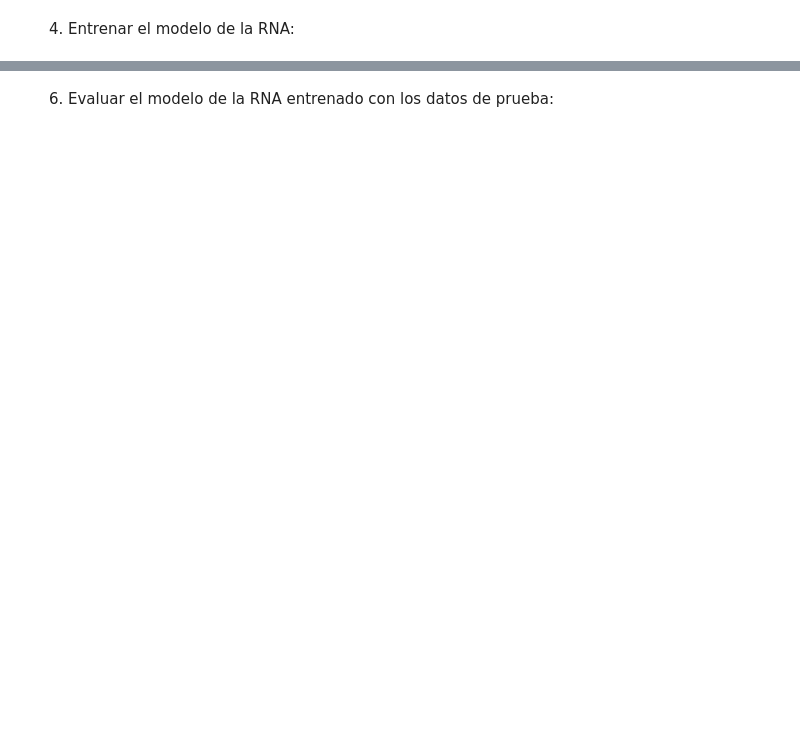
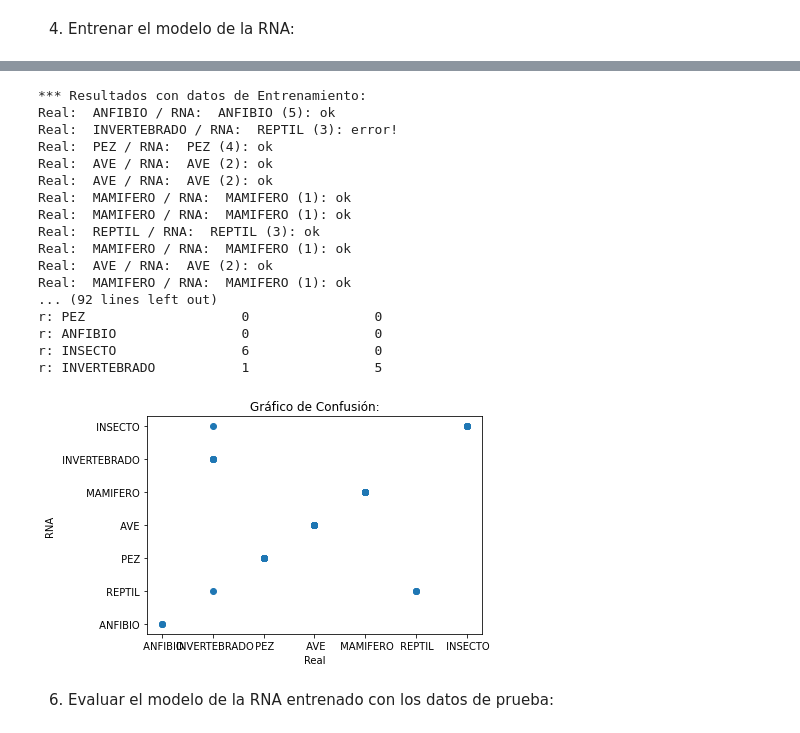
Before and after one commit to PGP-MachineLearning/demoANIMALES, a Jupyter notebook: datos RNA MLP ANIMALES (Keras).ipynb, the cells around one changed output, grey strips where cells are left out. Drawn from its saved outputs; the diff is of its cells as text; code cells hidden in the pictures; blank space fills up the shorter version.

```diff
--- a/datos RNA MLP ANIMALES (Keras).ipynb
+++ b/datos RNA MLP ANIMALES (Keras).ipynb
@@ -99,7 +193,8 @@ print(" - dictMapeo: ", CLASES)
 3) Establecer el modelo para la RNA
 # %%
 rna_cant_neuronas_capas_ocultas = '240, 60, 12' #@param {type:"string"}
-rna_cant_epocas_entrenamiento = 250 #@param {type:"integer"}
+rna_tipo_capa_salida = 'softmax-MultiClase' #@param ["lineal-Numero", "softmax-MultiClase"]
+rna_cant_epocas_entrenamiento =  20#@param {type:"integer"}
 
 # define tamaño de datos de entrada
 num_inputs = x_train.shape[1]
@@ -110,10 +205,11 @@ hidden_layers = []
 for val in rna_cant_neuronas_capas_ocultas.split(','):
   hidden_layers.append( int(val) )
 
-# define tamaño de datos de salida (las clases están codificadas en un único número)
-num_outputs = 1
+# define si el tipo de capa de salida es softmax( True )  o lineal ( False )
+# esto implica también cambiar cómo se codifican los valores de las clases a usar
+tipo_output_softMax = (rna_tipo_capa_salida[:7] == 'softmax')
 
 # cantidad de épocas del entrenamiento
 cantEpocas = (100 if rna_cant_epocas_entrenamiento<1 else rna_cant_epocas_entrenamiento)
 
-print("Configuración de RNA MLP Backpropagation definida: [", num_inputs, hidden_layers, num_outputs," ] ")
+print("Configuración de RNA MLP Backpropagation definida: [", num_inputs, hidden_layers, ("Softmax" if tipo_output_softMax else "Dense[1] ")," ] ")
@@ -146,8 +276,2 @@ plot_model(model, show_layer_names=True, show_shapes=True)
 # %% [markdown]
 4) Entrenar el modelo de la RNA:
-# %%
-#@title Entrenar
-# lleva a cabo el entrenamiento
-model.fit(x_train, y_train,
-                epochs = cantEpocas,
-                batch_size = 8)
@@ -167,12 +352,18 @@ def probarModelo(x, y, clases_map):
 
         # prepara salida
         clReal = clases_map[ y[i] ]
-        idclPred = predClass[i][0]
 
-        ## determina clase predecida de acuerdo al umbral de clasificación
-        idclPredRnd = int(idclPred)
-        if (idclPred - idclPredRnd)>0.5 and (idclPredRnd+1)<len(clases_map):
-                idclPredRnd = idclPredRnd + 1
+        # determina la clase predecida
+        if tipo_output_softMax:
+            ## determina clase predecida de acuerdo a la que tiene mayor valor
+            idclPred = int( np.argmax(predClass[i], axis=0) )
+            idclPredRnd = idclPred
+        else:
+            ## determina clase predecida de acuerdo al umbral de clasificación
+            idclPred = predClass[i][0]
+            idclPredRnd = int(idclPred)
+            if (idclPred - idclPredRnd)>0.5 and (idclPredRnd+1)<len(clases_map):
+                    idclPredRnd = idclPredRnd + 1
 
         if idclPredRnd<0 or idclPredRnd>=len(clases_map):
             clPred = "CLASE " + str(idclPredRnd) + " INVÁLIDA"
@@ -180,36 +371,61 @@ def probarModelo(x, y, clases_map):
             clPred = clases_map[ idclPredRnd ]
 
         classReal.append( clReal )
         classPreds.append( clPred )
 
         strTitulo = 'Real: ' + clReal + ' / RNA: '
         strTitulo = strTitulo + clPred + ' (' + str( idclPred ) +')'
         strTitulo = strTitulo + ": " + ("ok" if (clPred==clReal) else "error!")
 
         # muestra comparación con la imagen
         print(strTitulo)
 
     # muestra reporte de clasificación
     print("\n Reporte de Clasificación: ")
     print(classification_report(classReal, classPreds))
 
     # muestra matriz de confusion
     print('\nMatriz de Confusión: ')
     cm = confusion_matrix(classReal, classPreds, labels=clases_map)
     cmtx = pd.DataFrame(
         cm,
         index=['r:{:}'.format(x) for x in clases_map],
         columns=['p:{:}'.format(x) for x in clases_map]
       )
+    # agrega para poder mostrar la matrix de confusión completa
+    pd.options.display.max_rows = 100
+    pd.options.display.max_columns = 100
     print(cmtx)
     print("\n")
 
-    print("\n>Resultados: ")
+    # gráfico de comparación
+    plt.title('Gráfico de Confusión:')
+    plt.xlabel('Real')
+    plt.ylabel('RNA')
+    plt.scatter(classReal, classPreds)
 
-
-# prueba con los datos de prueba
+# prueba con los datos de entrenamiento
 print("*** Resultados con datos de Entrenamiento: ")
 probarModelo(x_train, y_train, CLASES)
+# %% [output]
+*** Resultados con datos de Entrenamiento:
+Real:  ANFIBIO / RNA:  ANFIBIO (5): ok
+Real:  INVERTEBRADO / RNA:  REPTIL (3): error!
+Real:  PEZ / RNA:  PEZ (4): ok
+Real:  AVE / RNA:  AVE (2): ok
+Real:  AVE / RNA:  AVE (2): ok
+Real:  MAMIFERO / RNA:  MAMIFERO (1): ok
+Real:  MAMIFERO / RNA:  MAMIFERO (1): ok
+Real:  REPTIL / RNA:  REPTIL (3): ok
+Real:  MAMIFERO / RNA:  MAMIFERO (1): ok
+Real:  AVE / RNA:  AVE (2): ok
+Real:  MAMIFERO / RNA:  MAMIFERO (1): ok
+... (92 lines left out)
+r: PEZ                    0                0
+r: ANFIBIO                0                0
+r: INSECTO                6                0
+r: INVERTEBRADO           1                5
+[figure, added]
 # %% [markdown]
 6) Evaluar el modelo de la RNA entrenado con los datos de prueba:
 # %%
```
Also changed, not shown: parts of 12 cells of this notebook, 7 other files.
